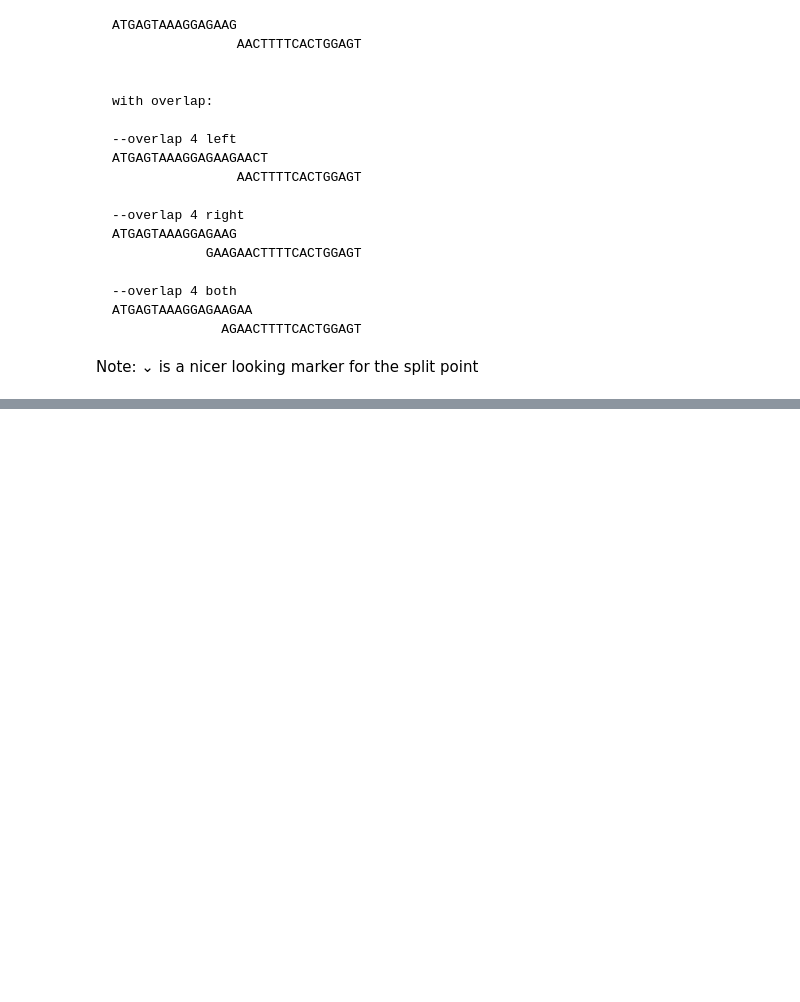
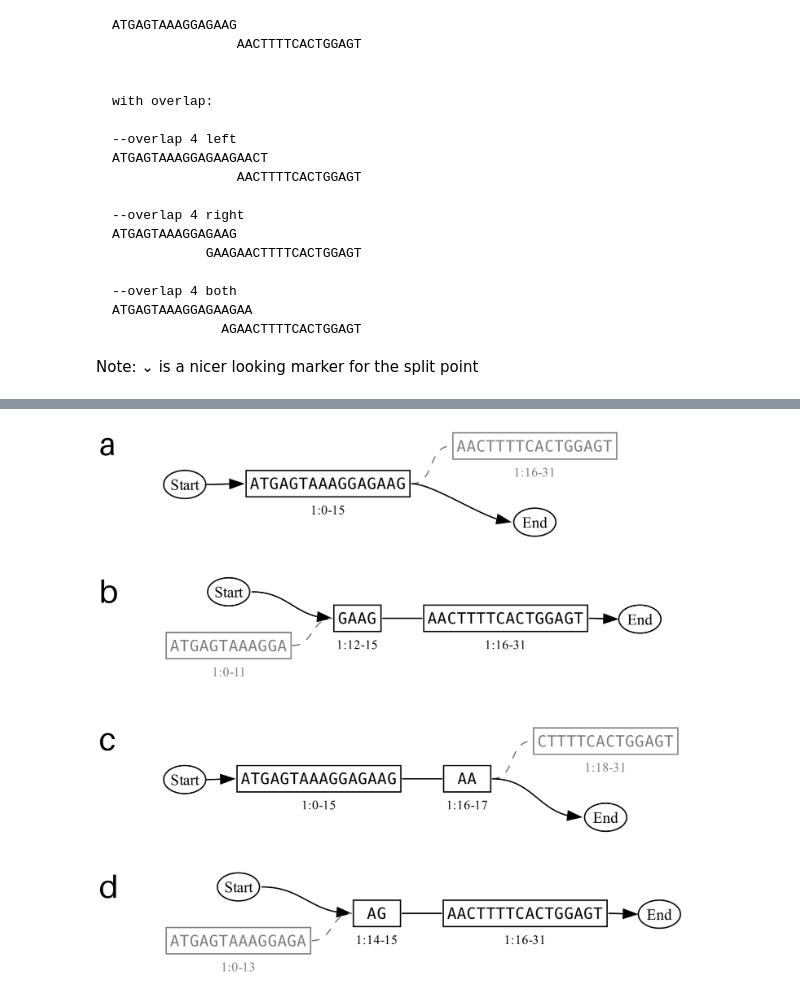
Before and after one commit to ginkgobioworks/gen, a Jupyter notebook: docs/figures/operators.ipynb, the cells around one changed output, grey strips where cells are left out. Cells and saved outputs as stored; diff of their text form; code cells hidden in the pictures; blank space fills up the shorter version.

```diff
--- a/docs/figures/operators.ipynb
+++ b/docs/figures/operators.ipynb
@@ -394,0 +400,53 @@ G_left.render_block_graph('operators/stitch_left.dot', minimize=False)
+# %%
+# Right overlap = overlap is attached only to the right part
+panels = []
+
+G_left = move_pointer(G_ref, pointer='end', position=split_pos)
+G_left.add_edge(('1', split_pos), ('1', split_pos+1))
+edge_styling = {('1.0','1.16'):{'arrowhead':'none', 'style':'dashed', 'color':'gray50'}}
+node_styling = {'1.16':{'color':'gray50', 'fontcolor':'gray50'}}
+panels.append(G_left.render_block_graph(format='png', prune=False, align_blocks=False,
+                                        edge_attributes=edge_styling, node_attributes=node_styling,
+                                        ranksep=0.4))
+
+G_right = move_pointer(G_ref, pointer='start', position=split_pos-overlap+1)
+G_right.add_edge(('1', split_pos), ('1', split_pos+1))
+edge_styling = {('1.0','1.12'):{'arrowhead':'none', 'style':'dashed', 'color':'gray50'},
+                ('1.12','1.16'):{'arrowhead':'none'}}
+node_styling = {'1.0':{'color':'gray50', 'fontcolor':'gray50'}}
+
+panels.append(G_right.render_block_graph(format='png', prune=False,
+                                        align_blocks=False,
+                                        edge_attributes=edge_styling, node_attributes=node_styling,
+                                        ranksep=0.3))
+
+
+
+# Both overlap = overlap is attached only to the right part
+# Handle odd numbers for the overlap length
+overlap_left = overlap // 2 + overlap % 2
+overlap_right = overlap - overlap_left
+
+G_left = move_pointer(G_ref, pointer='end', position=split_pos+overlap_left)
+G_left.add_edge(('1', split_pos), ('1', split_pos+1))
+edge_styling = {('1.16','1.18'):{'arrowhead':'none', 'style':'dashed', 'color':'gray50'},
+                ('1.0','1.16'):{'arrowhead':'none'}}
+node_styling = {'1.18':{'color':'gray50', 'fontcolor':'gray50'}}
+panels.append(G_left.render_block_graph(format='png', prune=False, align_blocks=False,
+                                        edge_attributes=edge_styling, node_attributes=node_styling,
+                                        ranksep=0.3))
+
+G_right = move_pointer(G_ref, pointer='start', position=split_pos-overlap_right+1)
+G_right.add_edge(('1', split_pos), ('1', split_pos+1))
+edge_styling = {('1.0','1.14'):{'arrowhead':'none', 'style':'dashed', 'color':'gray50'},
+                ('1.14','1.16'):{'arrowhead':'none'}}
+
+node_styling = {'1.0':{'color':'gray50', 'fontcolor':'gray50'}}
+
+panels.append(G_right.render_block_graph(format='png', prune=False,
+                                        align_blocks=False, ranksep=0.3,
+                                        edge_attributes=edge_styling, node_attributes=node_styling))
+
+combine_images(panels,'operators/split_right_both.png')
+# %% [output]
+[figure, added]
```
Also changed, not shown: parts of 9 cells of this notebook, 13 other files.
